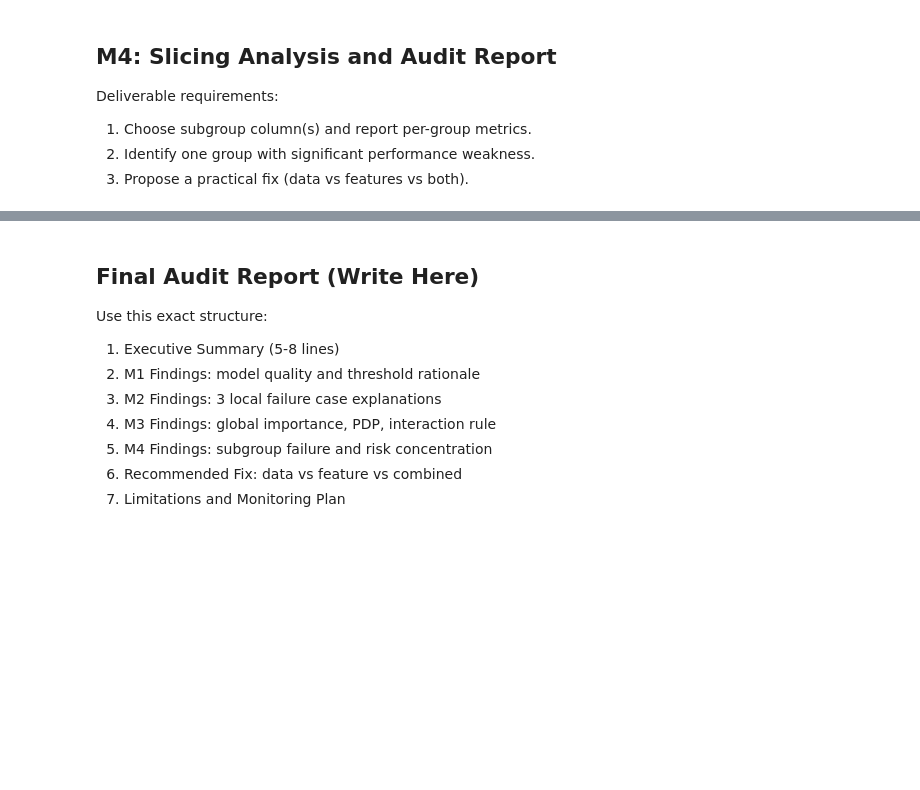
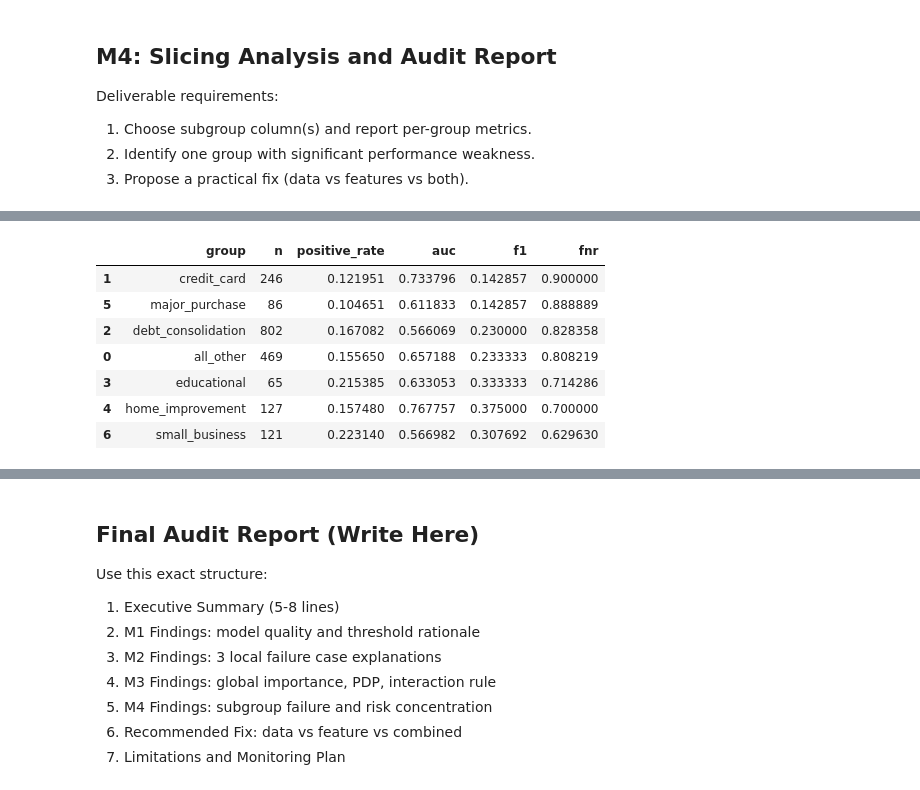
Before and after one commit to vaishnavi176801/Project2, a Jupyter notebook: IK_project_workbook.ipynb, the cells around one changed output, grey strips where cells are left out. Saved outputs shown, nothing was run; the diff lists cells and outputs as text; code cells hidden in the pictures; blank space fills up the shorter version.

```diff
--- a/IK_project_workbook.ipynb
+++ b/IK_project_workbook.ipynb
@@ -748,9 +749,15 @@ slice_candidates = ['home_ownership', 'purpose', 'grade', 'sub_grade', 'emp_leng
 available = [c for c in slice_candidates if c in X_val.columns]
 print('Available slice columns:', available)
 
-# TODO: Manually choose one available slice column and justify choice in markdown.
-slice_col = None
+# Only `purpose` exists in this LendingClub file; there are no grade/demographic
+# columns to slice on. We use purpose as the applicant-segment slice, and add an
+# engineered fico_band (credit-quality quartile) as a second slice since FICO is
+# a core credit-risk dimension and gives a more informative risk-concentration view.
+slice_col = 'purpose'
 
 if slice_col is None:
     raise ValueError('Set slice_col to one of the available slice columns.')
 print('Chosen slice column:', slice_col)
+
+X_val['fico_band'] = pd.qcut(X_val['fico'], q=4, labels=['low', 'mid_low', 'mid_high', 'high'])
+print(X_val['fico_band'].value_counts().sort_index())
@@ -757,27 +773,37 @@ print('Chosen slice column:', slice_col)
 # %%
 tmp = pd.DataFrame({
     'group': X_val[slice_col].astype(str).fillna('missing'),
     'y_true': y_val.values,
     'y_prob': val_proba
 })
 tmp['y_pred'] = (tmp['y_prob'] >= threshold).astype(int)
 
 rows = []
 for g, part in tmp.groupby('group'):
     if len(part) < 50:
         continue
-    # TODO: compute at least AUC and F1 for each slice; add one extra metric of your choice.
     auc = roc_auc_score(part['y_true'], part['y_prob']) if part['y_true'].nunique() > 1 else np.nan
     f1 = f1_score(part['y_true'], part['y_pred']) if part['y_true'].nunique() > 1 else np.nan
-    metric_extra = np.nan  # TODO replace with your chosen metric
+    actual_pos = (part['y_true'] == 1).sum()
+    fn = ((part['y_true'] == 1) & (part['y_pred'] == 0)).sum()
+    fnr = fn / actual_pos if actual_pos > 0 else np.nan  # false negative rate: missed defaults within group
     rows.append({
         'group': g,
         'n': len(part),
         'positive_rate': part['y_true'].mean(),
         'auc': auc,
         'f1': f1,
-        'metric_extra': metric_extra
+        'fnr': fnr
     })
 
-slice_report = pd.DataFrame(rows).sort_values(['f1', 'auc'], na_position='last')
-display(slice_report.head(20))
+slice_report = pd.DataFrame(rows).sort_values('fnr', ascending=False, na_position='last')
+display(slice_report)
+# %% [output]
+|  | group | n | positive_rate | auc | f1 | fnr |
+| 1 | credit_card | 246 | 0.121951 | 0.733796 | 0.142857 | 0.900000 |
+| 5 | major_purchase | 86 | 0.104651 | 0.611833 | 0.142857 | 0.888889 |
+| 2 | debt_consolidation | 802 | 0.167082 | 0.566069 | 0.230000 | 0.828358 |
+| 0 | all_other | 469 | 0.155650 | 0.657188 | 0.233333 | 0.808219 |
+| 3 | educational | 65 | 0.215385 | 0.633053 | 0.333333 | 0.714286 |
+| 4 | home_improvement | 127 | 0.157480 | 0.767757 | 0.375000 | 0.700000 |
+| 6 | small_business | 121 | 0.223140 | 0.566982 | 0.307692 | 0.629630 |
```
Also changed, not shown: parts of 14 cells of this notebook.
